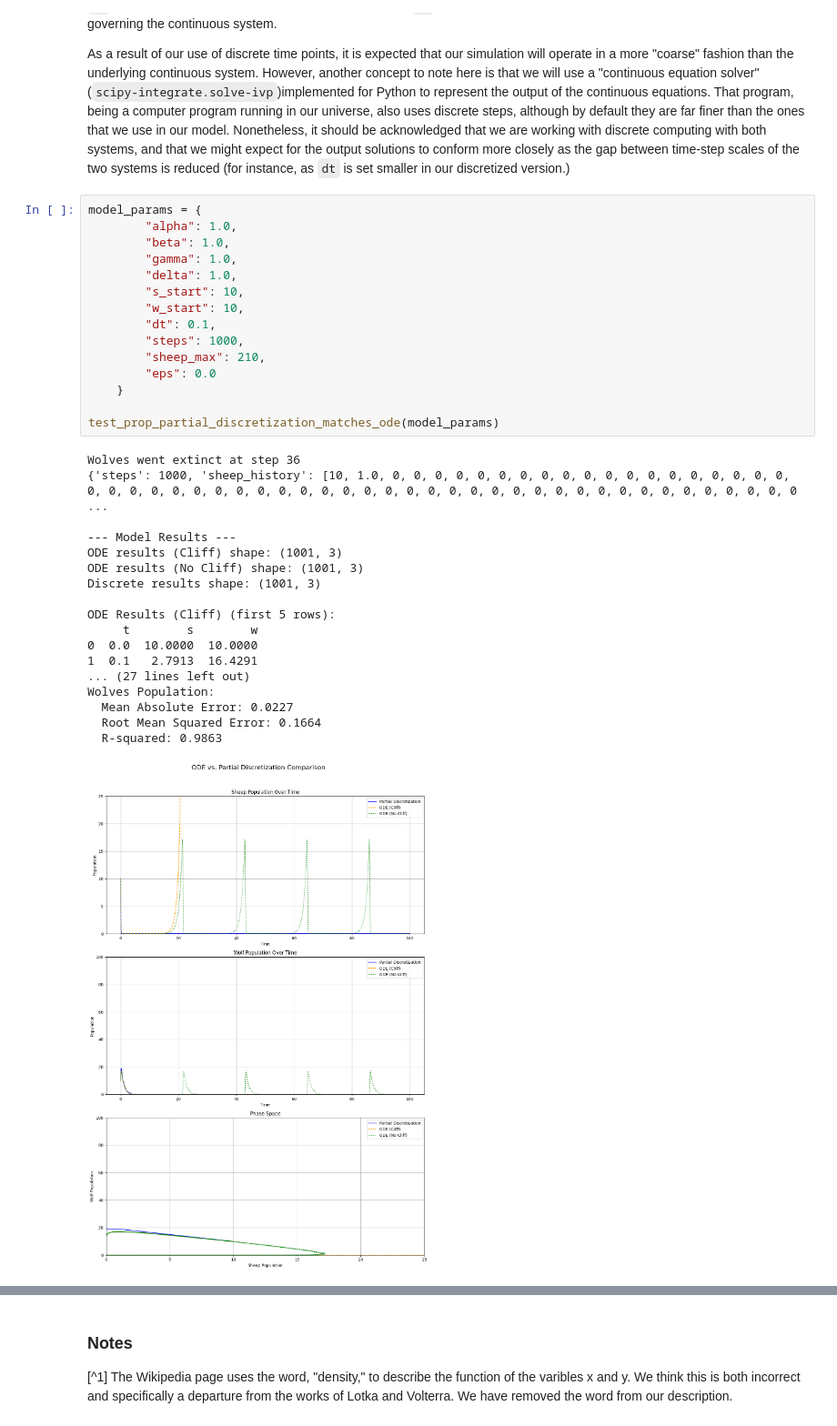
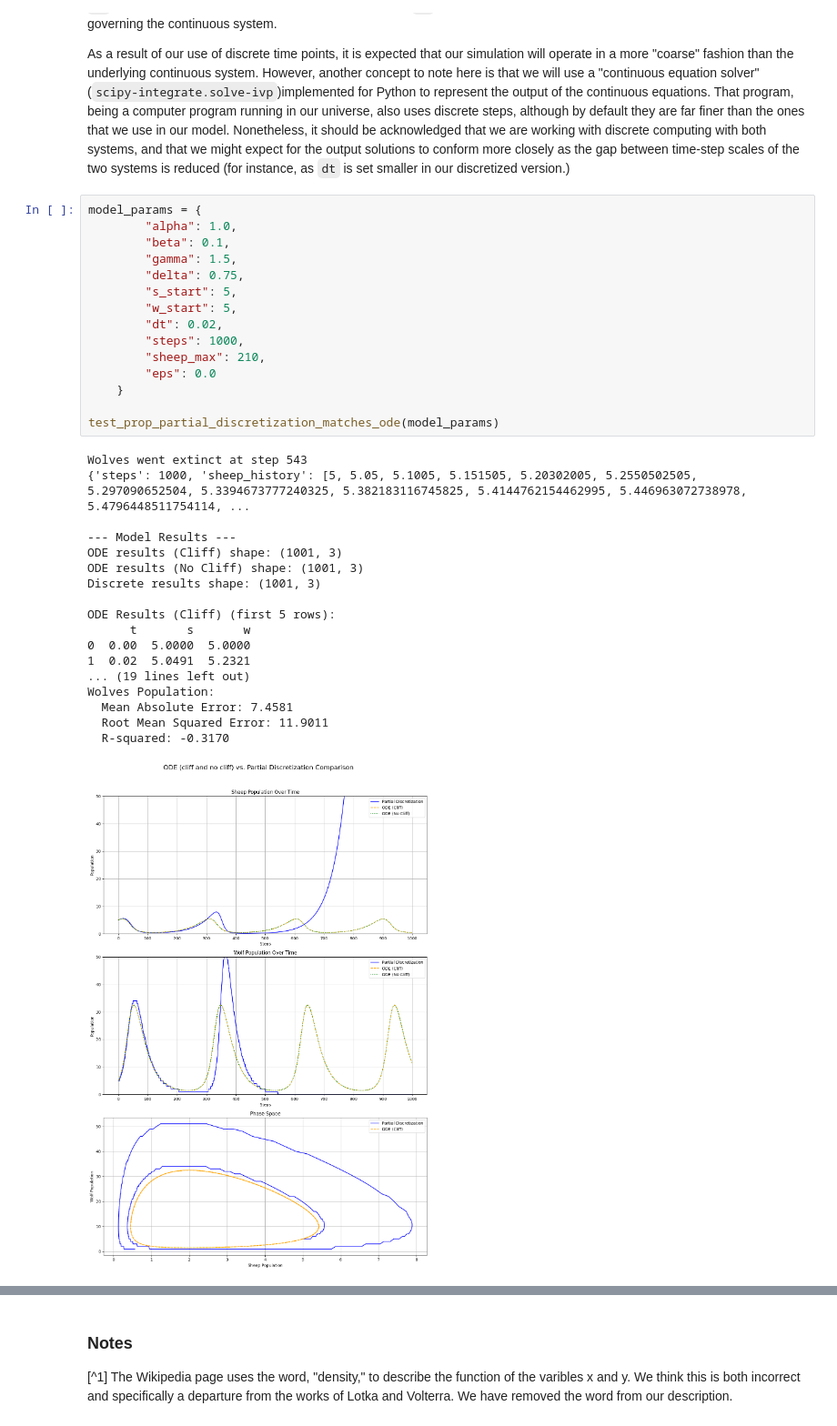
Before and after one commit to peterdresslar/do-android-wolves-dream-of-electric-sheep, a Jupyter notebook: notebooks/validation.ipynb, the cells around one changed output, grey strips where cells are left out. Shown: that part at 91% size. Cells and saved outputs as stored; diff of their text form.

```diff
--- a/notebooks/validation.ipynb
+++ b/notebooks/validation.ipynb
@@ -84,34 +84,34 @@ As a result of our use of discrete time points, it is expected that our simulati
 # %%
 model_params = {
         "alpha": 1.0,
-        "beta": 1.0,
-        "gamma": 1.0,
-        "delta": 1.0,
-        "s_start": 10,
-        "w_start": 10,
-        "dt": 0.1,
+        "beta": 0.1,
+        "gamma": 1.5,
+        "delta": 0.75,
+        "s_start": 5,
+        "w_start": 5,
+        "dt": 0.02,
         "steps": 1000,
         "sheep_max": 210,
         "eps": 0.0
     }
 
 test_prop_partial_discretization_matches_ode(model_params)
 # %% [output]
-Wolves went extinct at step 36
-{'steps': 1000, 'sheep_history': [10, 1.0, 0, 0, 0, 0, 0, 0, 0, 0, 0, 0, 0, 0, 0, 0, 0, 0, 0, 0, 0, 0, 0, 0, 0, 0, 0, 0, 0, 0, 0, 0, 0, 0, 0, 0, 0, 0, 0, 0, 0, 0, 0, 0, 0, 0, 0, 0, 0, 0, 0, 0, 0, 0, 0 ...
+Wolves went extinct at step 543
+{'steps': 1000, 'sheep_history': [5, 5.05, 5.1005, 5.151505, 5.20302005, 5.2550502505, 5.297090652504, 5.3394673777240325, 5.382183116745825, 5.4144762154462995, 5.446963072738978, 5.4796448511754114, ...
 
 --- Model Results ---
 ODE results (Cliff) shape: (1001, 3)
 ODE results (No Cliff) shape: (1001, 3)
 Discrete results shape: (1001, 3)
 
 ODE Results (Cliff) (first 5 rows):
-     t        s        w
-0  0.0  10.0000  10.0000
-1  0.1   2.7913  16.4291
-... (27 lines left out)
+      t       s       w
+0  0.00  5.0000  5.0000
+1  0.02  5.0491  5.2321
+... (19 lines left out)
 Wolves Population:
-  Mean Absolute Error: 0.0227
-  Root Mean Squared Error: 0.1664
-  R-squared: 0.9863
+  Mean Absolute Error: 7.4581
+  Root Mean Squared Error: 11.9011
+  R-squared: -0.3170
-[figure, old version]
+[figure, new version]
```
Also changed, not shown: parts of 5 cells of this notebook, 1 other file.
